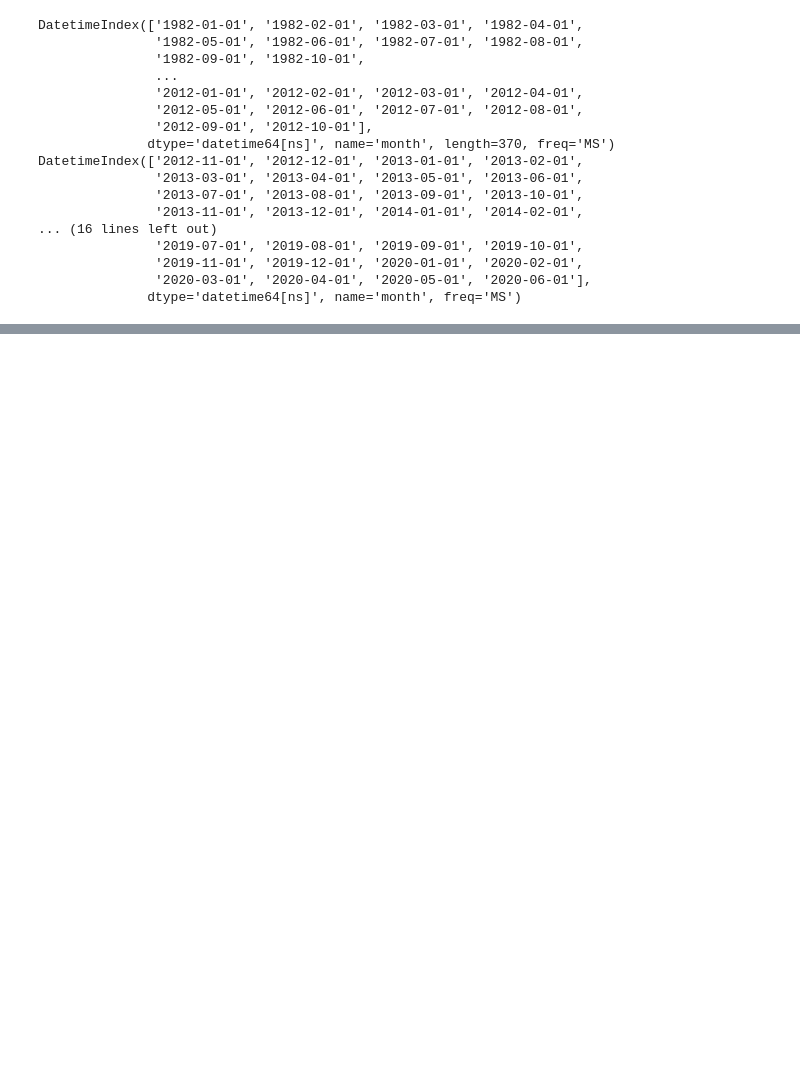
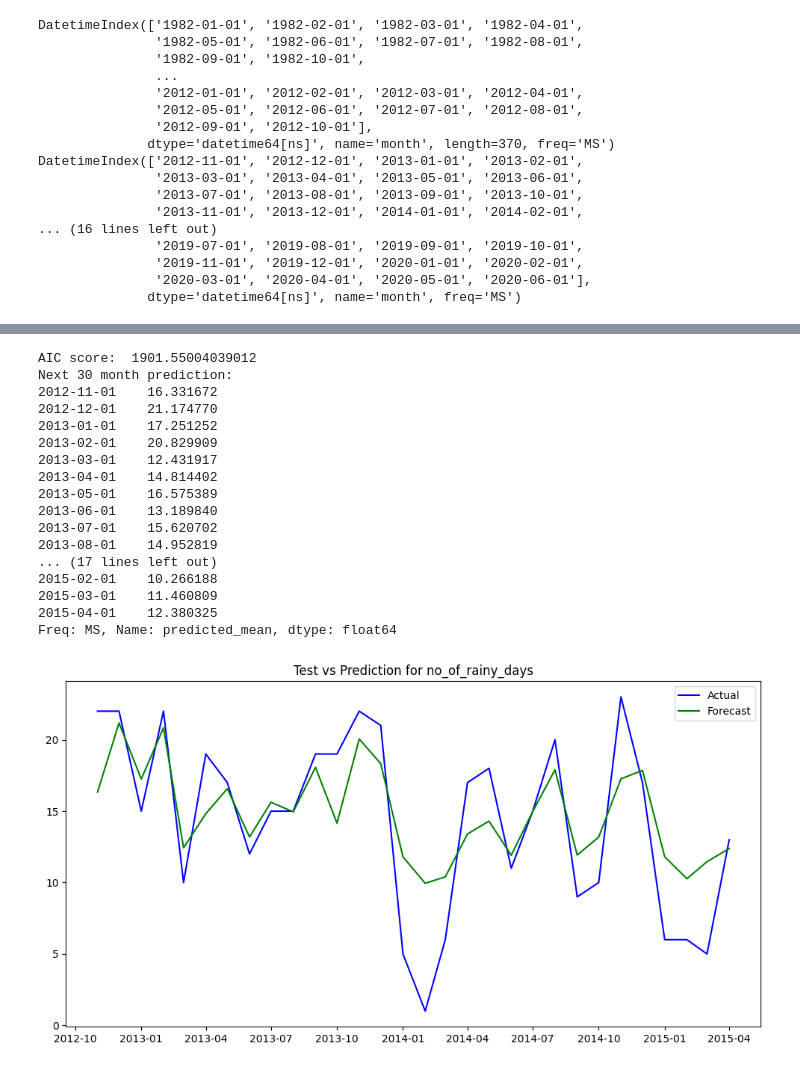
Before and after one commit to sudhi48/Rainfall-Time-Series, a Jupyter notebook: RainfallTimeSeries.ipynb, the cells around one changed output, grey strips where cells are left out. Cells and saved outputs as stored; diff of their text form; code cells hidden in the pictures; blank space fills up the shorter version.

```diff
--- a/RainfallTimeSeries.ipynb
+++ b/RainfallTimeSeries.ipynb
@@ -494,0 +659,22 @@ DatetimeIndex(['2012-11-01', '2012-12-01', '2013-01-01', '2013-02-01',
+# %%
+# Call the function and store the result
+forecast2=ARIMA_model('no_of_rainy_days','maximum_rainfall_in_a_day','total_rainfall',column2_best_params, train)
+# %% [output]
+AIC score:  1901.55004039012
+Next 30 month prediction:
+2012-11-01    16.331672
+2012-12-01    21.174770
+2013-01-01    17.251252
+2013-02-01    20.829909
+2013-03-01    12.431917
+2013-04-01    14.814402
+2013-05-01    16.575389
+2013-06-01    13.189840
+2013-07-01    15.620702
+2013-08-01    14.952819
+... (17 lines left out)
+2015-02-01    10.266188
+2015-03-01    11.460809
+2015-04-01    12.380325
+Freq: MS, Name: predicted_mean, dtype: float64
+[figure, added]
```
Also changed, not shown: parts of 14 cells of this notebook.
